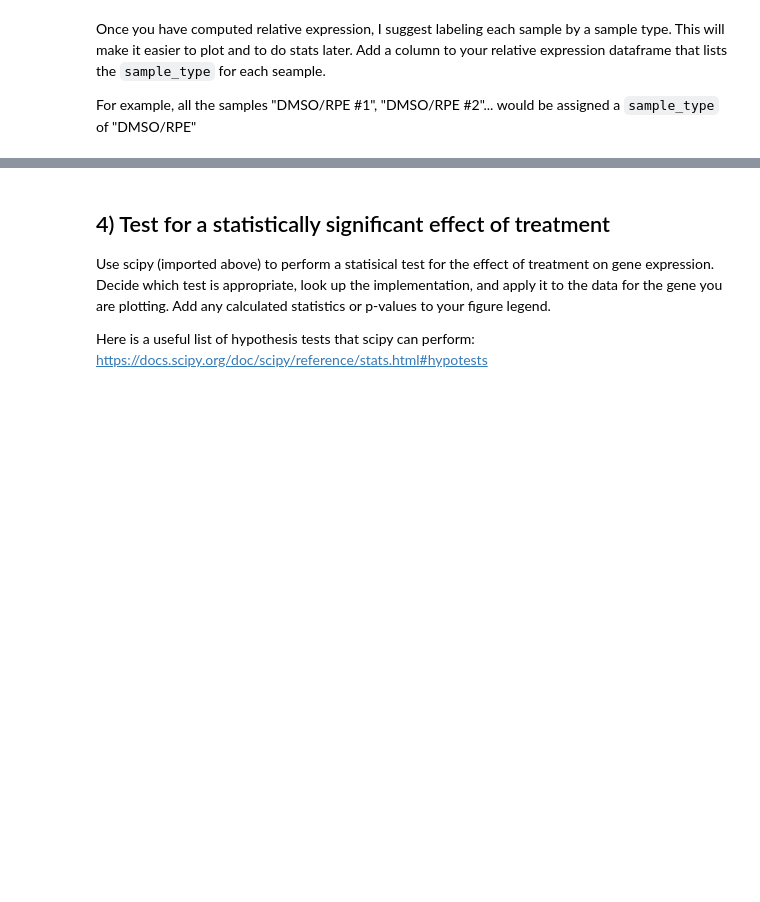
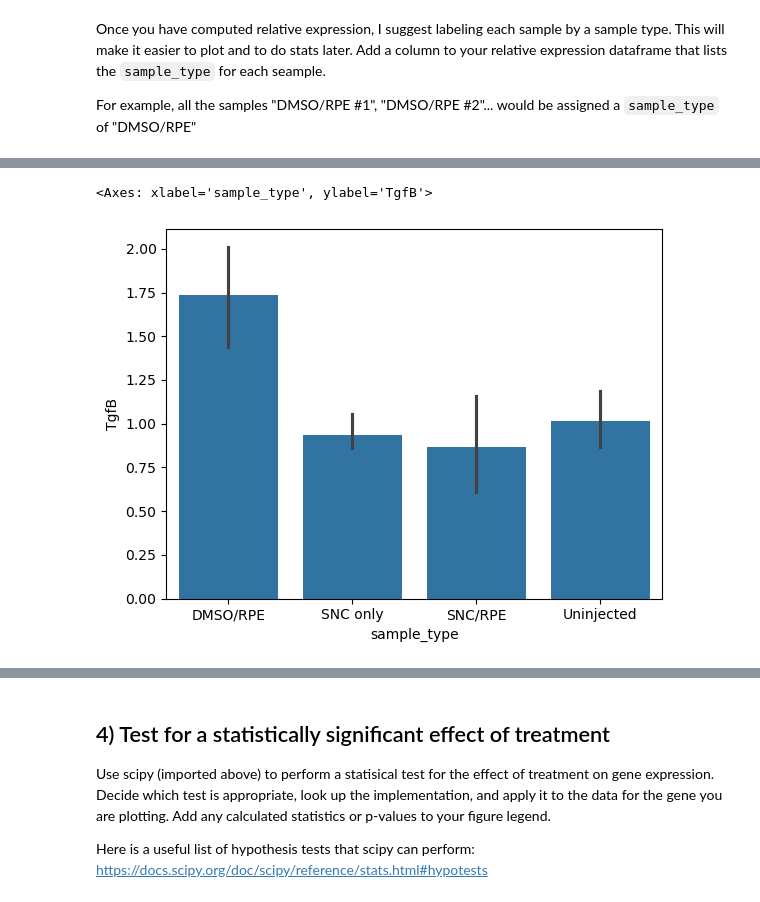
Before and after one commit to Cordonez-io/ABIO558-Christian, a Jupyter notebook: miniproject_1_blank.ipynb, the cells around one changed output, grey strips where cells are left out. Saved outputs shown, nothing was run; the diff lists cells and outputs as text; code cells hidden in the pictures; blank space fills up the shorter version.

```diff
--- a/miniproject_1_blank.ipynb
+++ b/miniproject_1_blank.ipynb
@@ -52,3 +71,11 @@ Use Pandas to do some standard qPCR calculations:
 5. Compute the relative expression levels for experimental conditions vs. controls
 * To compute relative expression from $\Delta \Delta$ Ct, use this formula:
 * relative expression = 2^$\Delta \Delta$ Ct
+# %%
+aggregated_ct = ct_data.groupby('Sample').agg('mean')
+delta_ct = aggregated_ct.sub(aggregated_ct['Gapdh'], axis=0)
+control_rows = delta_ct.filter(like='Uninjected', axis=0)
+control_mean = control_rows.mean()
+dd_ct = delta_ct.sub(control_mean, axis=1)
+relative_expression = 2 ** -dd_ct
+relative_expression
@@ -56,3 +102,7 @@ Use Pandas to do some standard qPCR calculations:
 Once you have computed relative expression, I suggest labeling each sample by a sample type. This will make it easier to plot and to do stats later. Add a column to your relative expression dataframe that lists the `sample_type` for each seample.
 
 For example, all the samples "DMSO/RPE #1", "DMSO/RPE #2"... would be assigned a `sample_type` of "DMSO/RPE"
+# %%
+sample_type = [x.split(' #')[0] for x in relative_expression.index]
+relative_expression['sample_type'] = sample_type
+relative_expression
@@ -63,3 +132,8 @@ Look up the documentation for seaborn **barplot** to reproduce one of the panels
 https://journals.plos.org/plosone/article?id=10.1371/journal.pone.0243626
 
 ![image.png](attachment:5b69870a-d03b-4173-a35e-7052ad1d7a02.png)
+# %%
+sns.barplot(relative_expression, x="sample_type", y="TgfB")
+# %% [output]
+<Axes: xlabel='sample_type', ylabel='TgfB'>
+[figure, added]
```
Also changed, not shown: parts of 6 cells of this notebook.
